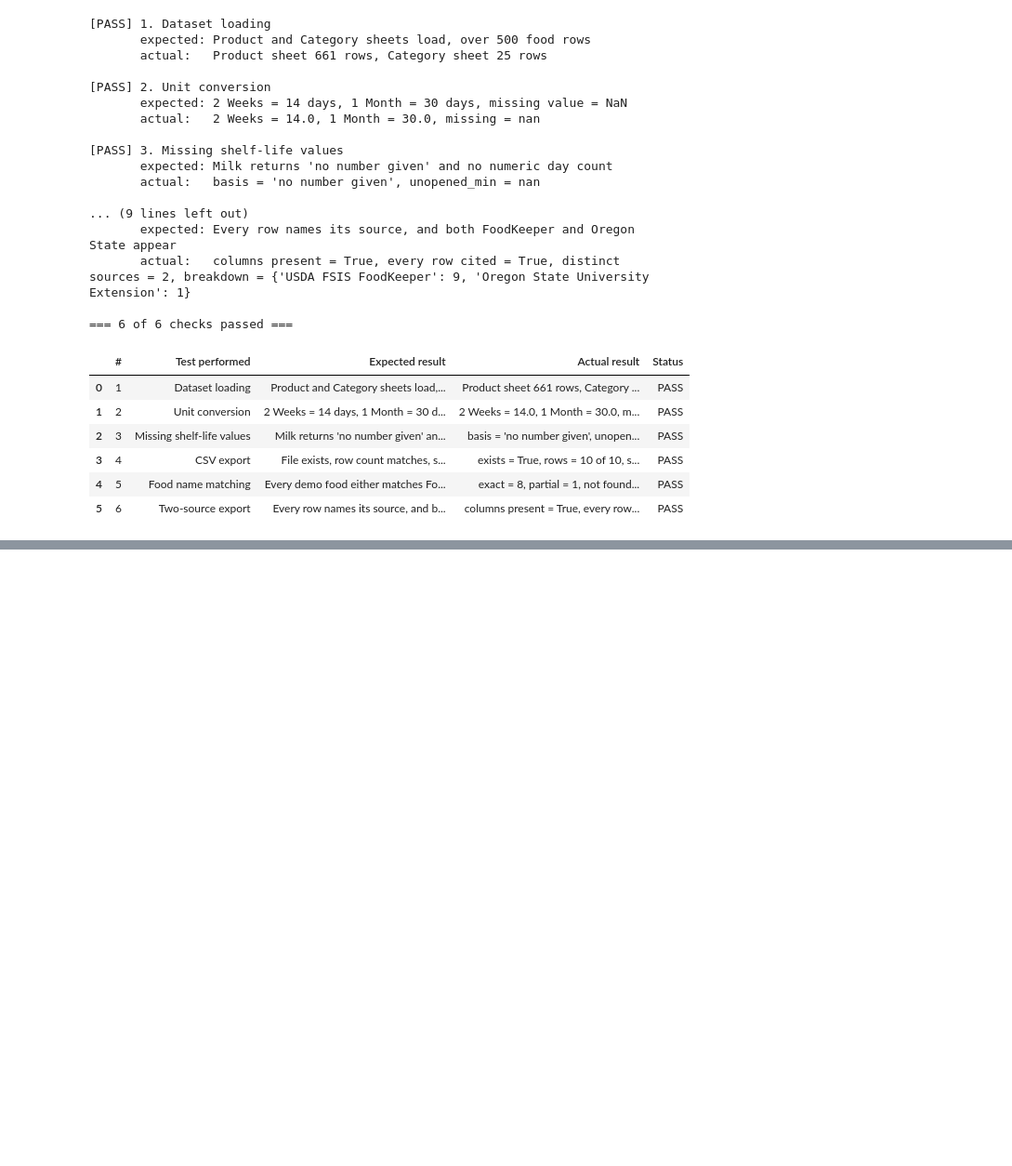
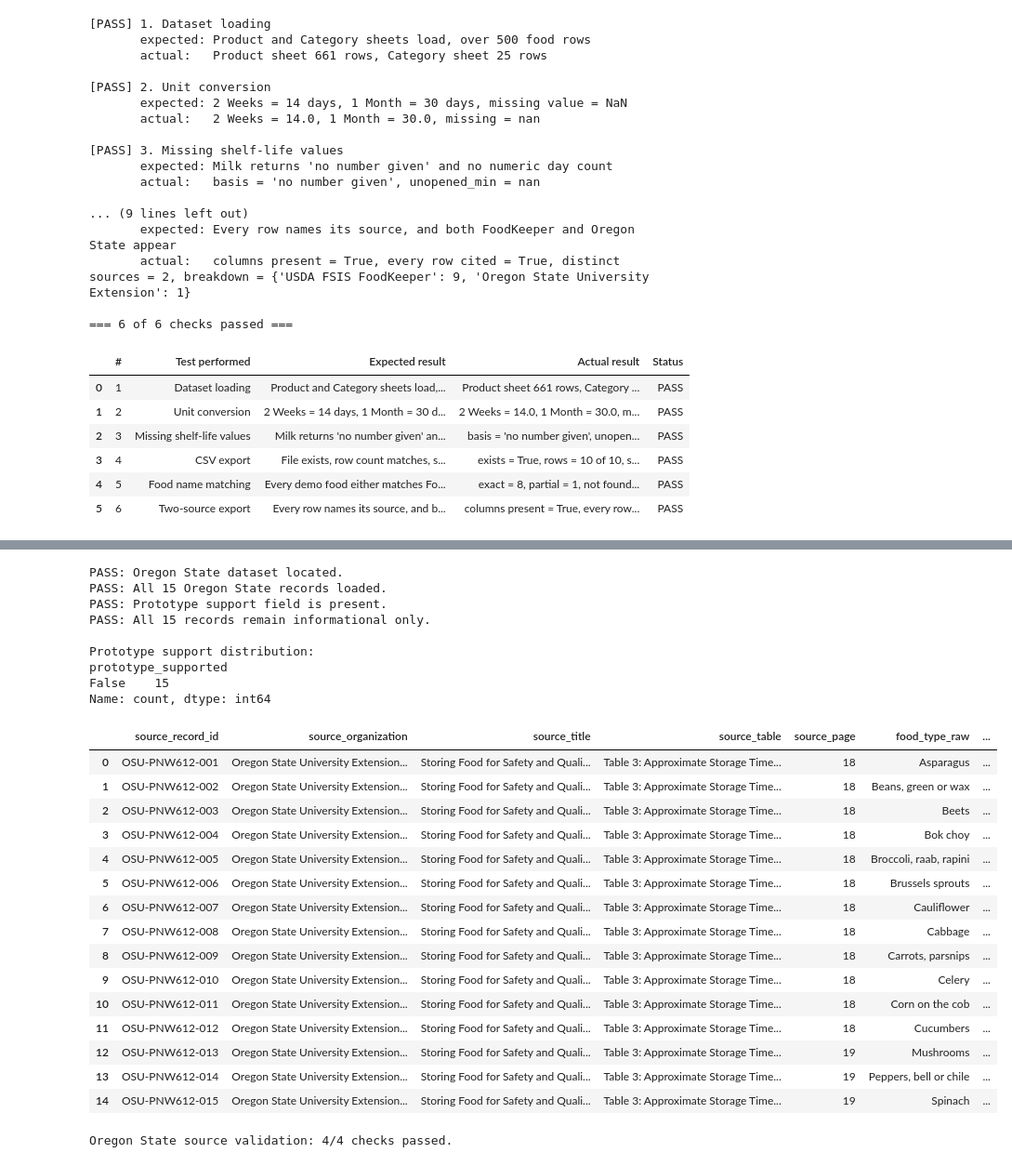
Before and after one commit to SmartPantry-AI/smartpantry-ai, a Jupyter notebook: notebooks/shelf_life_data_sourcing.ipynb, the cells around one changed output, grey strips where cells are left out. Shown at 93% size. Drawn from its saved outputs; the diff is of its cells as text; code cells hidden in the pictures; blank space fills up the shorter version.

```diff
--- a/notebooks/shelf_life_data_sourcing.ipynb
+++ b/notebooks/shelf_life_data_sourcing.ipynb
@@ -959,0 +1394,66 @@ these in full.
+# %%
+osu_path = (
+    project_root
+    / "data"
+    / "processed"
+    / "osu_extension_storage_rules_15.csv"
+)
+
+assert osu_path.is_file()
+print("PASS: Oregon State dataset located.")
+
+phase5_osu = pd.read_csv(
+    osu_path,
+    dtype=str,
+    keep_default_na=False,
+)
+
+assert len(phase5_osu) == 15
+print("PASS: All 15 Oregon State records loaded.")
+
+assert "prototype_supported" in phase5_osu.columns
+print("PASS: Prototype support field is present.")
+
+assert (
+    phase5_osu["prototype_supported"]
+    .str.strip()
+    .str.lower()
+    .eq("false")
+    .all()
+)
+
+print("PASS: All 15 records remain informational only.")
+
+print("\nPrototype support distribution:")
+print(phase5_osu["prototype_supported"].value_counts())
+
+display(phase5_osu)
+
+print("\nOregon State source validation: 4/4 checks passed.")
+# %% [output]
+PASS: Oregon State dataset located.
+PASS: All 15 Oregon State records loaded.
+PASS: Prototype support field is present.
+PASS: All 15 records remain informational only.
+
+Prototype support distribution:
+prototype_supported
+False    15
+Name: count, dtype: int64
+|  | source_record_id | source_organization | source_title | source_table | source_page | food_type_raw | ... |
+| 0 | OSU-PNW612-001 | Oregon State University Extension... | Storing Food for Safety and Quali... | Table 3: Approximate Storage Time... | 18 | Asparagus | ... |
+| 1 | OSU-PNW612-002 | Oregon State University Extension... | Storing Food for Safety and Quali... | Table 3: Approximate Storage Time... | 18 | Beans, green or wax | ... |
+| 2 | OSU-PNW612-003 | Oregon State University Extension... | Storing Food for Safety and Quali... | Table 3: Approximate Storage Time... | 18 | Beets | ... |
+| 3 | OSU-PNW612-004 | Oregon State University Extension... | Storing Food for Safety and Quali... | Table 3: Approximate Storage Time... | 18 | Bok choy | ... |
+| 4 | OSU-PNW612-005 | Oregon State University Extension... | Storing Food for Safety and Quali... | Table 3: Approximate Storage Time... | 18 | Broccoli, raab, rapini | ... |
+| 5 | OSU-PNW612-006 | Oregon State University Extension... | Storing Food for Safety and Quali... | Table 3: Approximate Storage Time... | 18 | Brussels sprouts | ... |
+| 6 | OSU-PNW612-007 | Oregon State University Extension... | Storing Food for Safety and Quali... | Table 3: Approximate Storage Time... | 18 | Cauliflower | ... |
+| 7 | OSU-PNW612-008 | Oregon State University Extension... | Storing Food for Safety and Quali... | Table 3: Approximate Storage Time... | 18 | Cabbage | ... |
+| 8 | OSU-PNW612-009 | Oregon State University Extension... | Storing Food for Safety and Quali... | Table 3: Approximate Storage Time... | 18 | Carrots, parsnips | ... |
+| 9 | OSU-PNW612-010 | Oregon State University Extension... | Storing Food for Safety and Quali... | Table 3: Approximate Storage Time... | 18 | Celery | ... |
+| 10 | OSU-PNW612-011 | Oregon State University Extension... | Storing Food for Safety and Quali... | Table 3: Approximate Storage Time... | 18 | Corn on the cob | ... |
+| 11 | OSU-PNW612-012 | Oregon State University Extension... | Storing Food for Safety and Quali... | Table 3: Approximate Storage Time... | 18 | Cucumbers | ... |
+| 12 | OSU-PNW612-013 | Oregon State University Extension... | Storing Food for Safety and Quali... | Table 3: Approximate Storage Time... | 19 | Mushrooms | ... |
+| 13 | OSU-PNW612-014 | Oregon State University Extension... | Storing Food for Safety and Quali... | Table 3: Approximate Storage Time... | 19 | Peppers, bell or chile | ... |
+| 14 | OSU-PNW612-015 | Oregon State University Extension... | Storing Food for Safety and Quali... | Table 3: Approximate Storage Time... | 19 | Spinach | ... |
+Oregon State source validation: 4/4 checks passed.
```
Also changed, not shown: parts of 16 cells of this notebook, 9 other files.
